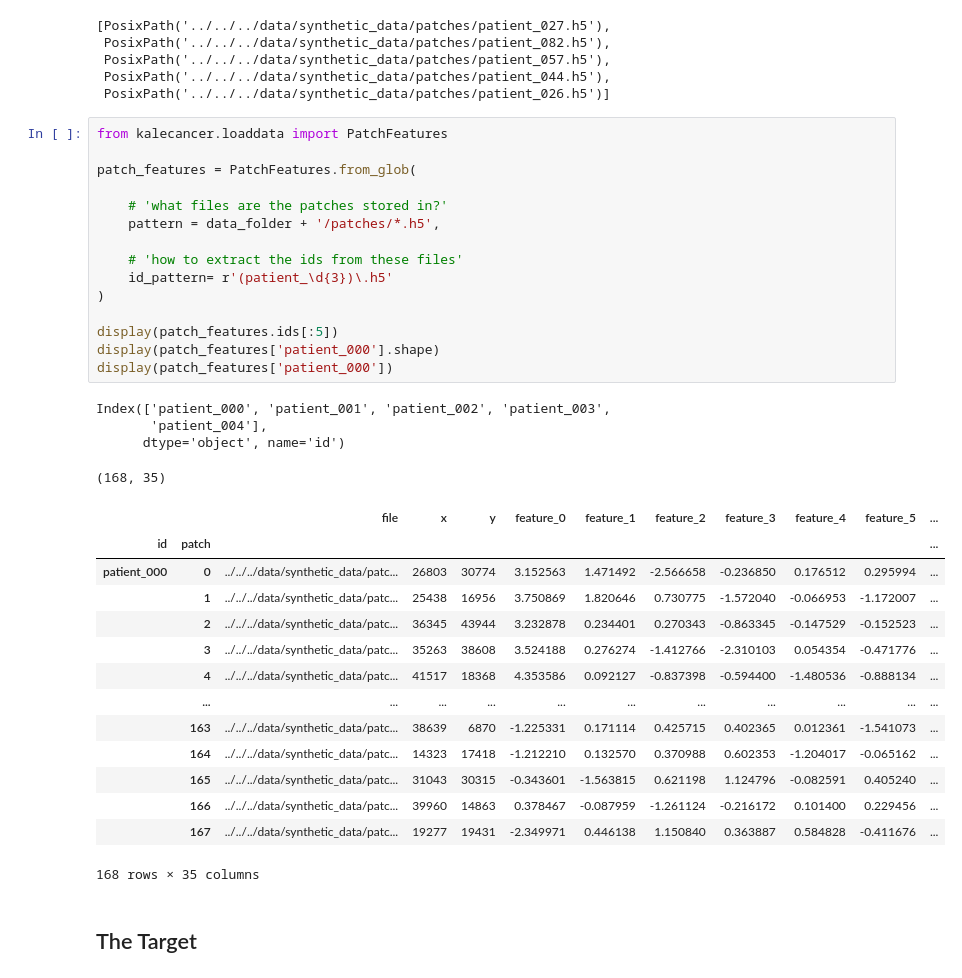
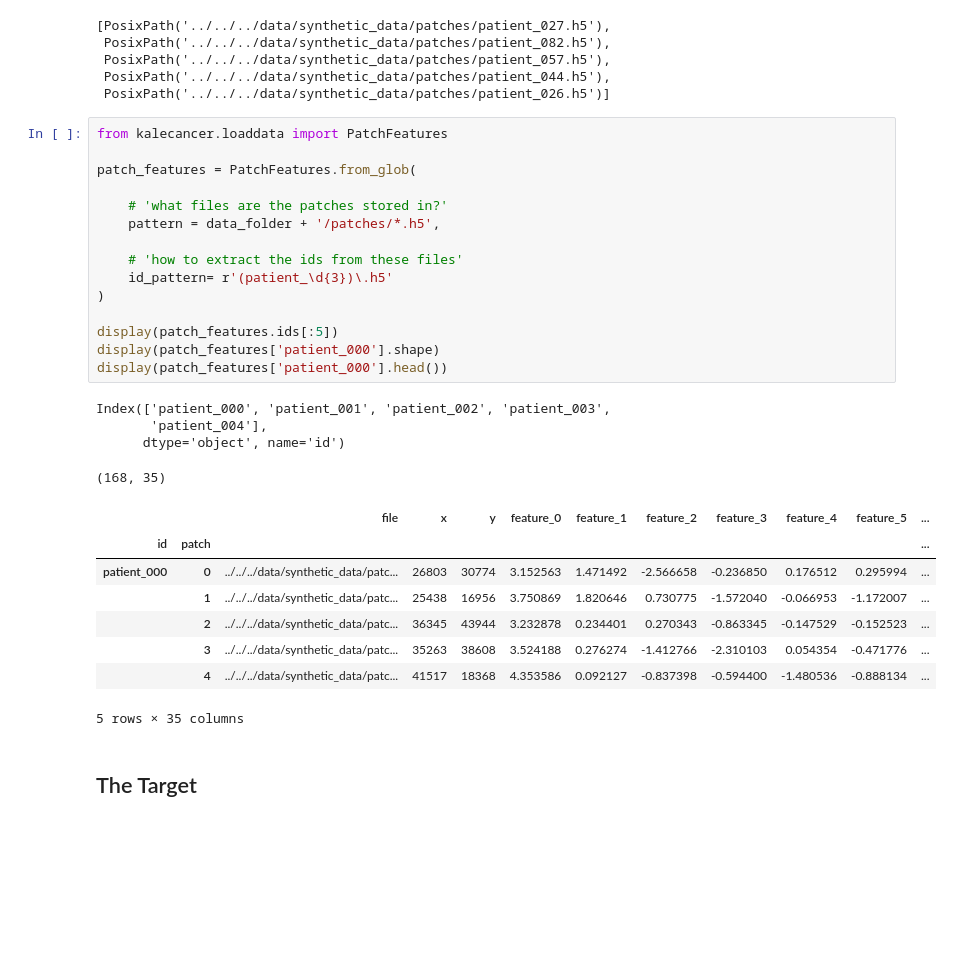
Before and after one commit to pykale/mdas, a Jupyter notebook: notebooks/MDAS/cancer/cancer_live_coding.ipynb, the cells around one changed output. Drawn from its saved outputs; the diff is of its cells as text; blank space fills up the shorter version.

```diff
--- a/notebooks/MDAS/cancer/cancer_live_coding.ipynb
+++ b/notebooks/MDAS/cancer/cancer_live_coding.ipynb
@@ -74,37 +74,31 @@ list(Path(data_folder + '/patches').glob('*.h5'))[:5]
 # %%
 from kalecancer.loaddata import PatchFeatures
 
 patch_features = PatchFeatures.from_glob(
 
     # 'what files are the patches stored in?'
     pattern = data_folder + '/patches/*.h5',
 
     # 'how to extract the ids from these files'
     id_pattern= r'(patient_\d{3})\.h5'
 )
 
 display(patch_features.ids[:5])
 display(patch_features['patient_000'].shape)
-display(patch_features['patient_000'])
+display(patch_features['patient_000'].head())
 # %% [output]
 Index(['patient_000', 'patient_001', 'patient_002', 'patient_003',
        'patient_004'],
       dtype='object', name='id')
 (168, 35)
 |  |  | file | x | y | feature_0 | feature_1 | feature_2 | feature_3 | feature_4 | feature_5 | ... |
 | id | patch |  |  |  |  |  |  |  |  |  | ... |
 | patient_000 | 0 | ../../../data/synthetic_data/patc... | 26803 | 30774 | 3.152563 | 1.471492 | -2.566658 | -0.236850 | 0.176512 | 0.295994 | ... |
 |  | 1 | ../../../data/synthetic_data/patc... | 25438 | 16956 | 3.750869 | 1.820646 | 0.730775 | -1.572040 | -0.066953 | -1.172007 | ... |
 |  | 2 | ../../../data/synthetic_data/patc... | 36345 | 43944 | 3.232878 | 0.234401 | 0.270343 | -0.863345 | -0.147529 | -0.152523 | ... |
 |  | 3 | ../../../data/synthetic_data/patc... | 35263 | 38608 | 3.524188 | 0.276274 | -1.412766 | -2.310103 | 0.054354 | -0.471776 | ... |
 |  | 4 | ../../../data/synthetic_data/patc... | 41517 | 18368 | 4.353586 | 0.092127 | -0.837398 | -0.594400 | -1.480536 | -0.888134 | ... |
-|  | ... | ... | ... | ... | ... | ... | ... | ... | ... | ... | ... |
-|  | 163 | ../../../data/synthetic_data/patc... | 38639 | 6870 | -1.225331 | 0.171114 | 0.425715 | 0.402365 | 0.012361 | -1.541073 | ... |
-|  | 164 | ../../../data/synthetic_data/patc... | 14323 | 17418 | -1.212210 | 0.132570 | 0.370988 | 0.602353 | -1.204017 | -0.065162 | ... |
-|  | 165 | ../../../data/synthetic_data/patc... | 31043 | 30315 | -0.343601 | -1.563815 | 0.621198 | 1.124796 | -0.082591 | 0.405240 | ... |
-|  | 166 | ../../../data/synthetic_data/patc... | 39960 | 14863 | 0.378467 | -0.087959 | -1.261124 | -0.216172 | 0.101400 | 0.229456 | ... |
-|  | 167 | ../../../data/synthetic_data/patc... | 19277 | 19431 | -2.349971 | 0.446138 | 1.150840 | 0.363887 | 0.584828 | -0.411676 | ... |
-168 rows × 35 columns
+5 rows × 35 columns
 # %% [markdown]
 ## The Target
 # %%
```
Also changed, not shown: parts of 3 cells of this notebook.
